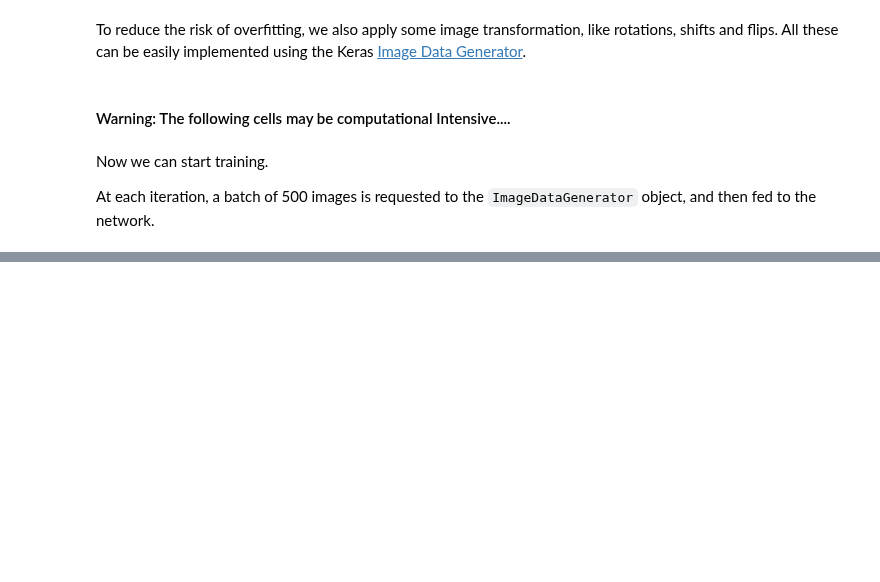
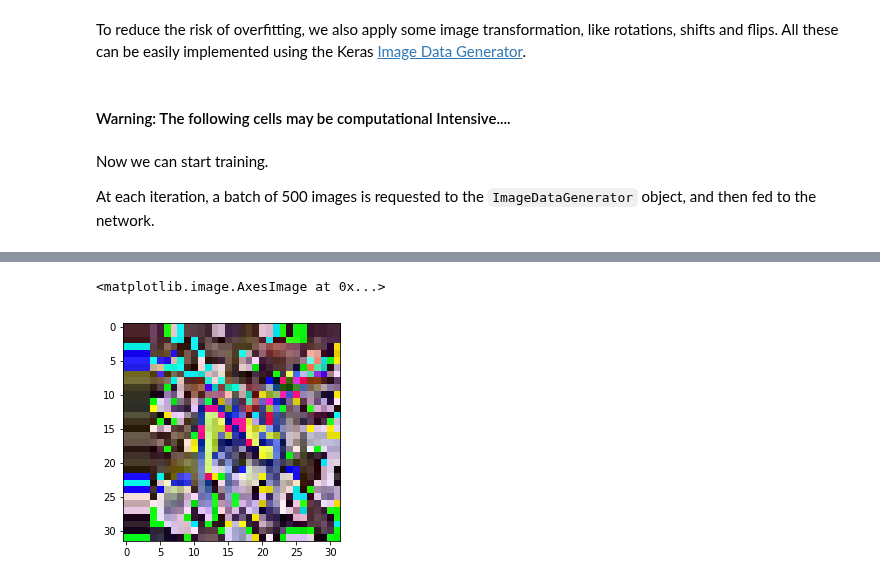
Before and after one commit to leriomaggio/deep-learning-keras-tensorflow, a Jupyter notebook: 3.1 CNN on CIFAR10.ipynb, the cells around one changed output, grey strips where cells are left out. Cells and saved outputs as stored; diff of their text form; code cells hidden in the pictures; blank space fills up the shorter version.

```diff
--- a/3.1 CNN on CIFAR10.ipynb
+++ b/3.1 CNN on CIFAR10.ipynb
@@ -64,0 +83,5 @@ X_batch.shape
+# %%
+plt.imshow(X_batch[0])
+# %% [output]
+<matplotlib.image.AxesImage at 0x...>
+[figure, added]
```
Also changed, not shown: parts of 10 cells of this notebook.
